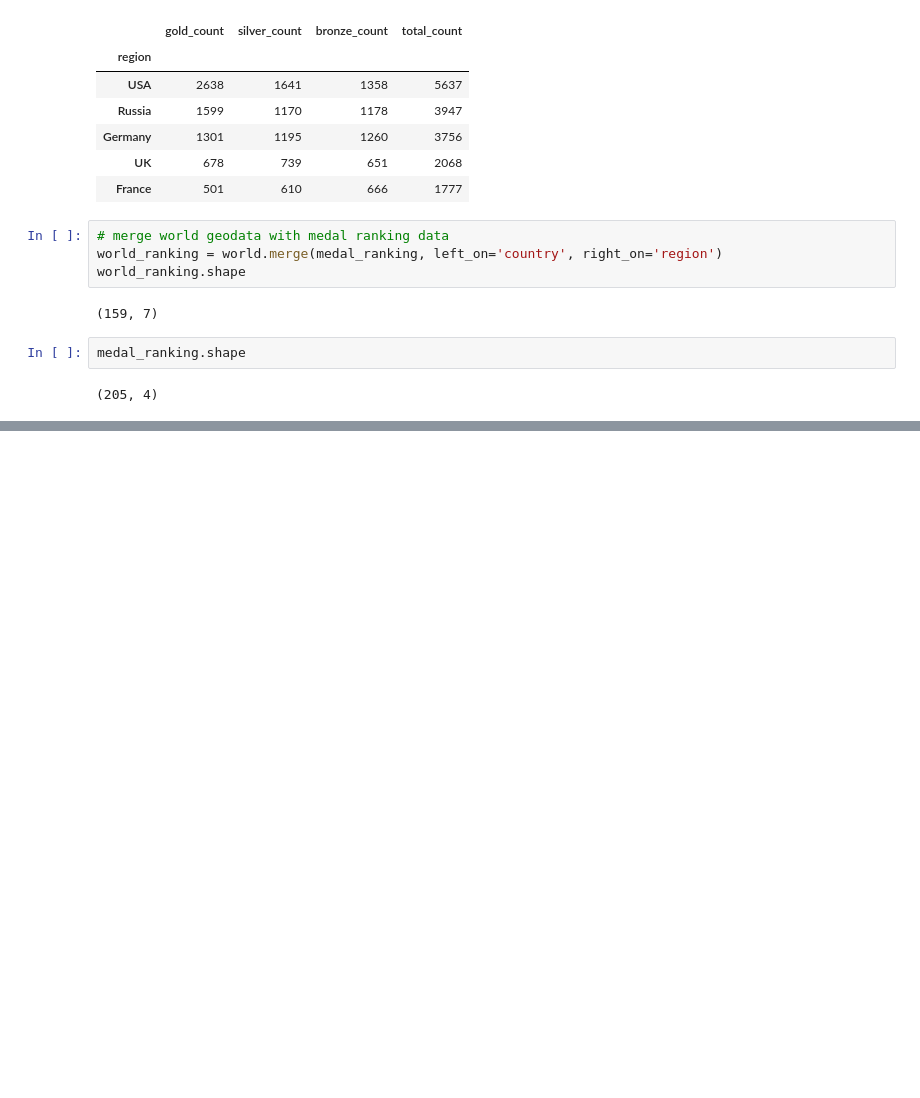
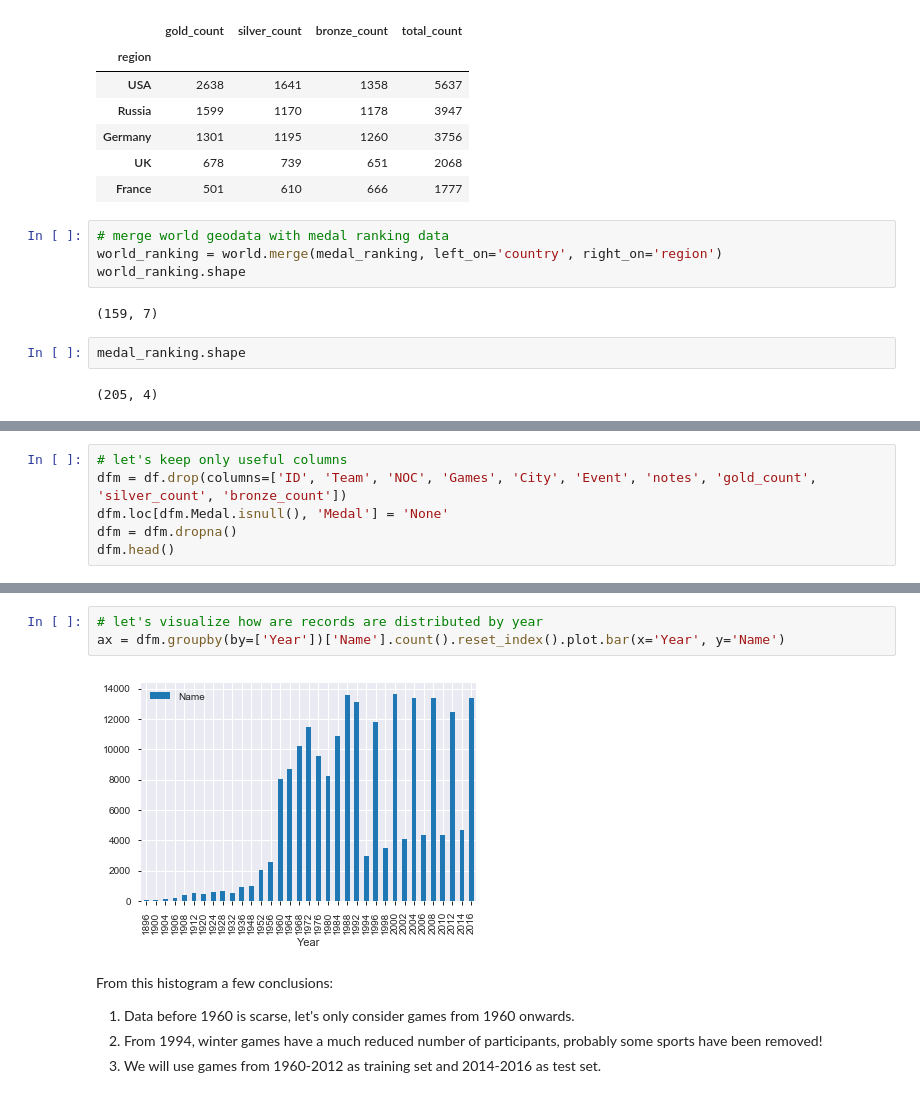
Before and after one commit to thomaslanglois/data-fellowship-code, a Jupyter notebook: modules/02_sprint_1_unsupervised_learning/04_hackathon/Hackathon 1.ipynb, the cells around one changed output, grey strips where cells are left out. Drawn from its saved outputs; the diff is of its cells as text; blank space fills up the shorter version.

```diff
--- a/modules/02_sprint_1_unsupervised_learning/04_hackathon/Hackathon 1.ipynb
+++ b/modules/02_sprint_1_unsupervised_learning/04_hackathon/Hackathon 1.ipynb
@@ -227,0 +250,6 @@ show(fig)
+# %%
+# let's keep only useful columns
+dfm = df.drop(columns=['ID', 'Team', 'NOC', 'Games', 'City', 'Event', 'notes', 'gold_count', 'silver_count', 'bronze_count'])
+dfm.loc[dfm.Medal.isnull(), 'Medal'] = 'None'
+dfm = dfm.dropna()
+dfm.head()
@@ -227,0 +272,11 @@ show(fig)
+# %%
+# let's visualize how are records are distributed by year
+ax = dfm.groupby(by=['Year'])['Name'].count().reset_index().plot.bar(x='Year', y='Name')
+# %% [output]
+[figure, added]
+# %% [markdown]
+From this histogram a few conclusions:
+
+1. Data before 1960 is scarse, let's only consider games from 1960 onwards.
+2. From 1994, winter games have a much reduced number of participants, probably some sports have been removed!
+3. We will use games from 1960-2012 as training set and 2014-2016 as test set.
```
Also changed, not shown: parts of 21 cells of this notebook.
